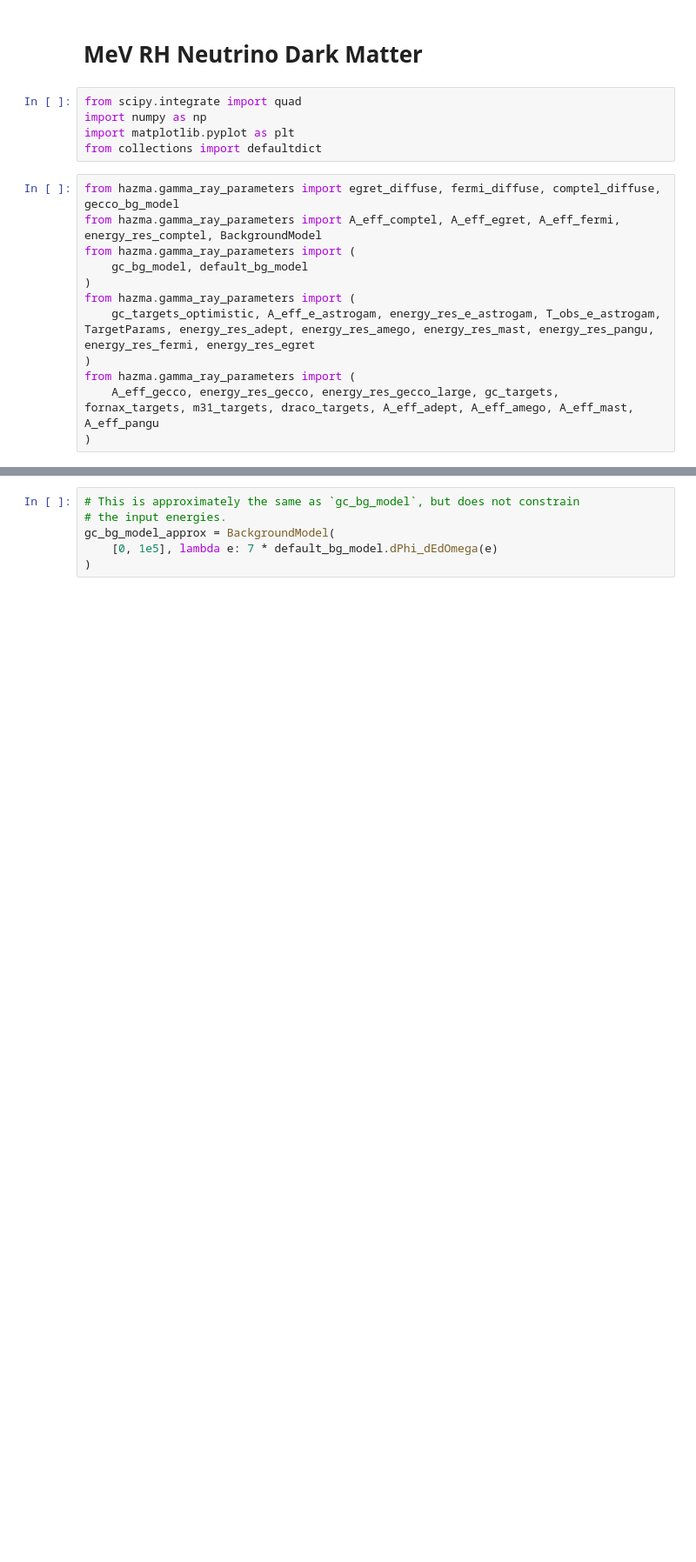
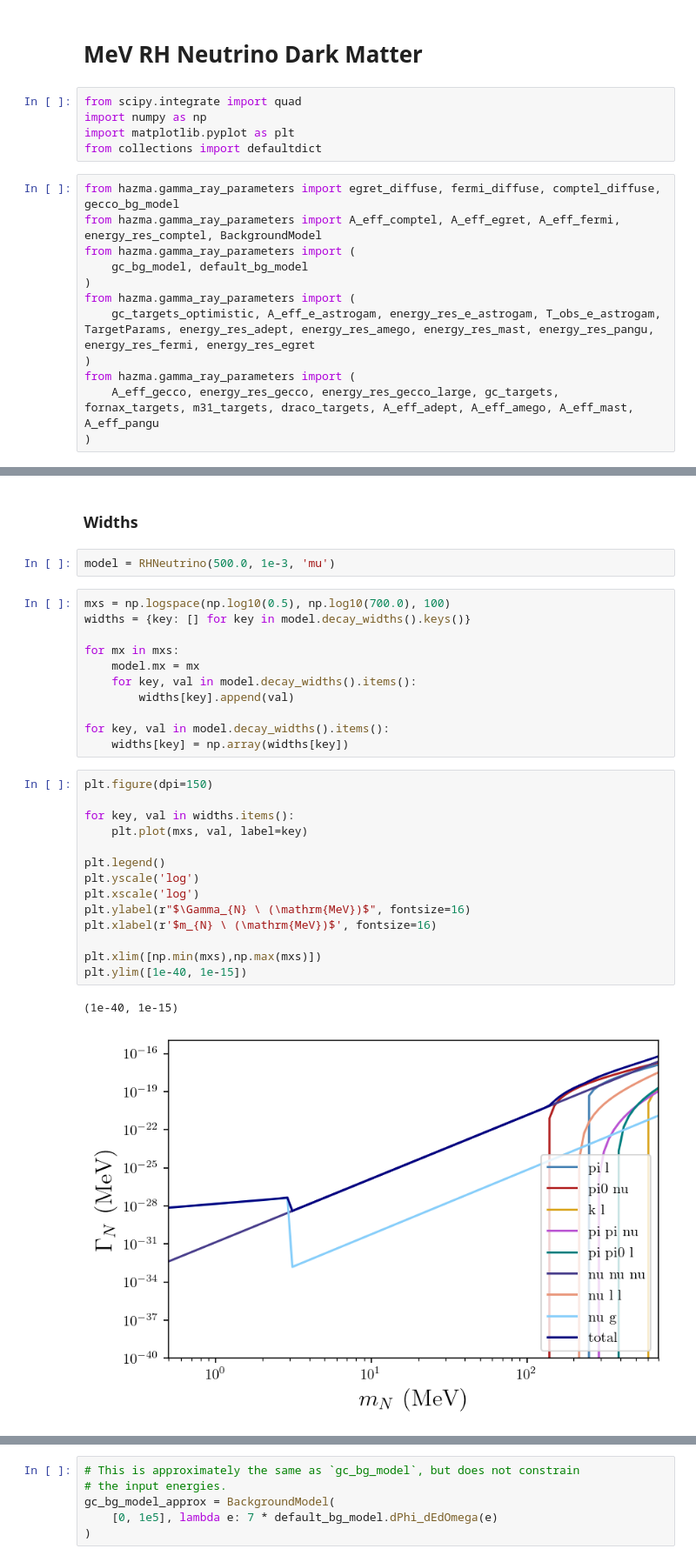
Before and after one commit to LoganAMorrison/Hazma, a Jupyter notebook: notebooks/dev/RHNeutrino.ipynb, the cells around one changed output, grey strips where cells are left out. Shown at 87% size. Drawn from its saved outputs; the diff is of its cells as text; blank space fills up the shorter version.

Commit message:
Updating the RH neutrino model to include N->nu+gamma

```diff
--- a/notebooks/dev/RHNeutrino.ipynb
+++ b/notebooks/dev/RHNeutrino.ipynb
@@ -19,0 +50,32 @@ from hazma.gamma_ray_parameters import (
+# %% [markdown]
+### Widths
+# %%
+model = RHNeutrino(500.0, 1e-3, 'mu')
+# %%
+mxs = np.logspace(np.log10(0.5), np.log10(700.0), 100)
+widths = {key: [] for key in model.decay_widths().keys()}
+
+for mx in mxs:
+    model.mx = mx
+    for key, val in model.decay_widths().items():
+        widths[key].append(val)
+
+for key, val in model.decay_widths().items():
+    widths[key] = np.array(widths[key])
+# %%
+plt.figure(dpi=150)
+
+for key, val in widths.items():
+    plt.plot(mxs, val, label=key)
+
+plt.legend()
+plt.yscale('log')
+plt.xscale('log')
+plt.ylabel(r"$\Gamma_{N} \ (\mathrm{MeV})$", fontsize=16)
+plt.xlabel(r'$m_{N} \ (\mathrm{MeV})$', fontsize=16)
+
+plt.xlim([np.min(mxs),np.max(mxs)])
+plt.ylim([1e-40, 1e-15])
+# %% [output]
+(1e-40, 1e-15)
+[figure, added]
```
Also changed, not shown: parts of 17 cells of this notebook, 14 other files.
